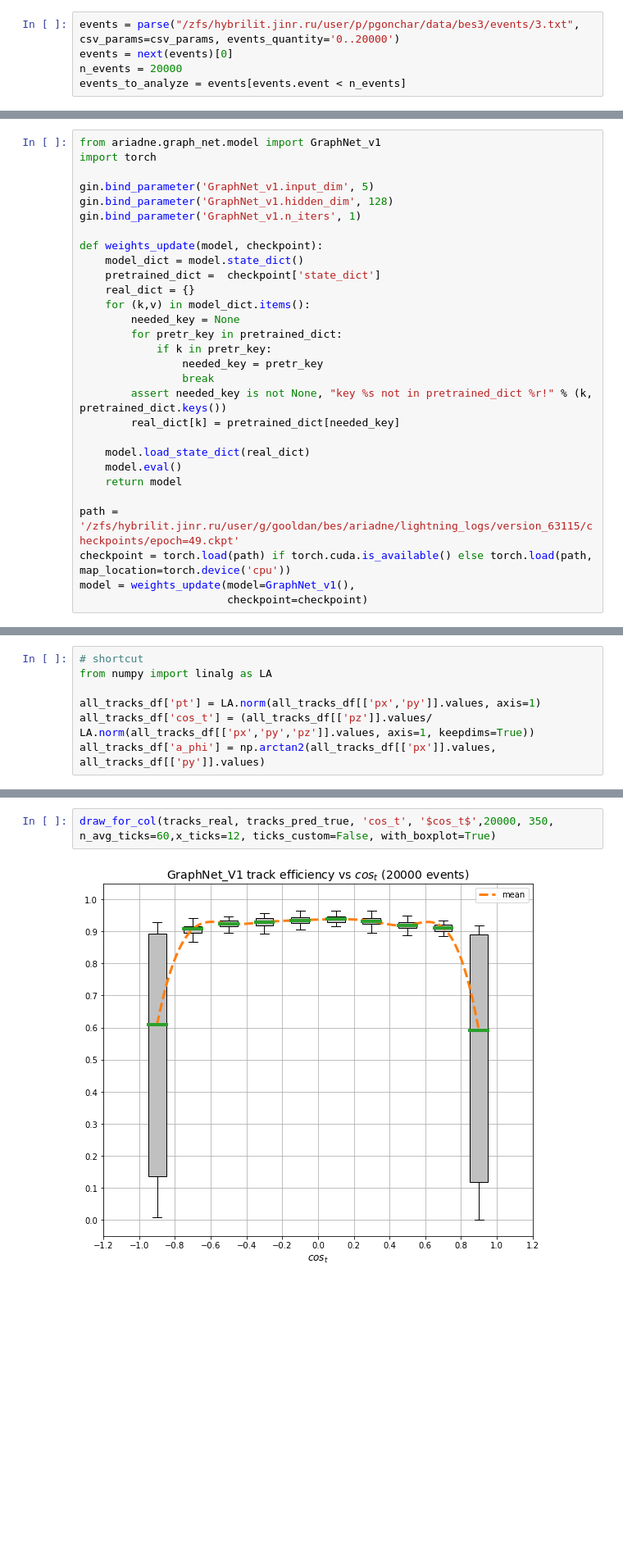
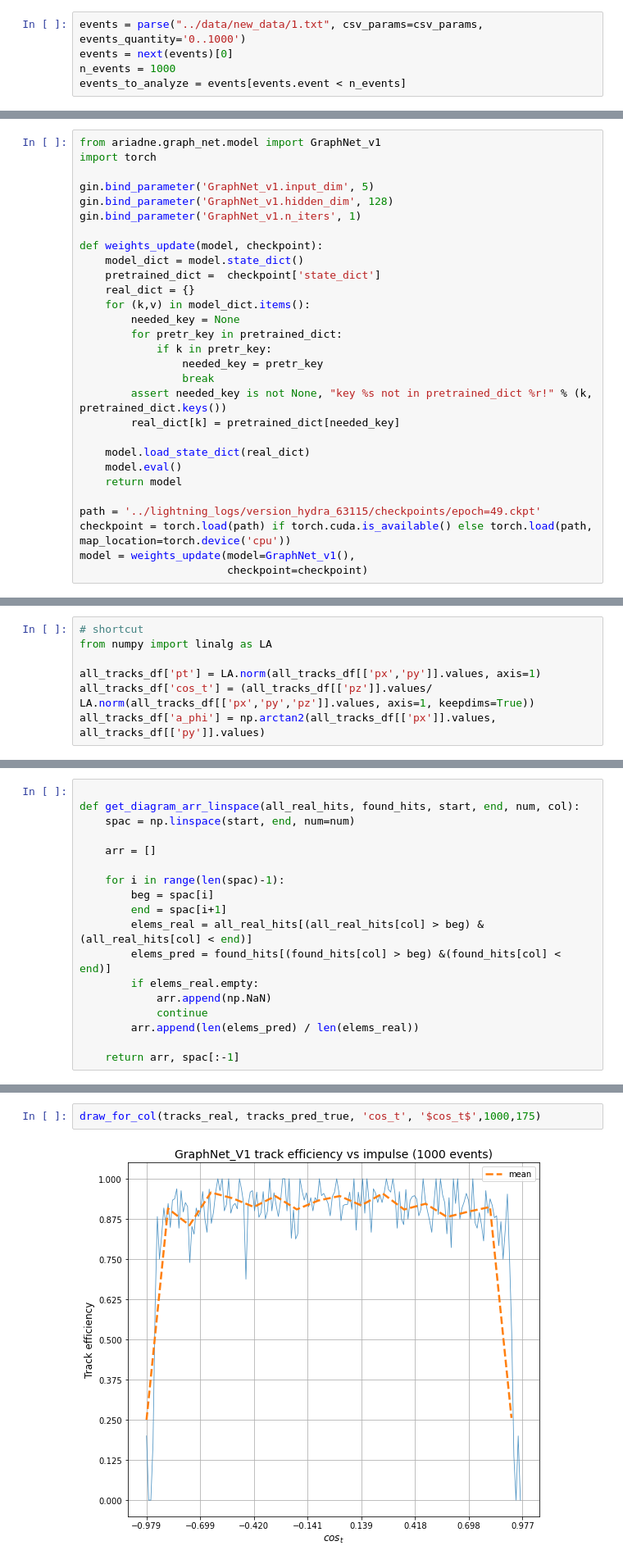
Before and after one commit to t3hseus/ariadne, a Jupyter notebook: notebooks/graph_train_evaluation.ipynb, the cells around one changed output, grey strips where cells are left out. Shown at 82% size. Drawn from its saved outputs; the diff is of its cells as text; blank space fills up the shorter version.

Commit message:
Changes in tracknet_v2 part

```diff
--- a/notebooks/graph_train_evaluation.ipynb
+++ b/notebooks/graph_train_evaluation.ipynb
@@ -43,9 +44,9 @@ stations_constraints = {
     2: {'x': [-166.6, 166.6], 'y': [-166.6, 166.6], 'z': [-423.5, 423.5]},
 }
 # %%
-events = parse("/zfs/hybrilit.jinr.ru/user/p/pgonchar/data/bes3/events/3.txt", csv_params=csv_params, events_quantity='0..20000')
+events = parse("../data/new_data/1.txt", csv_params=csv_params, events_quantity='0..1000')
 events = next(events)[0]
-n_events = 20000
+n_events = 1000
 events_to_analyze = events[events.event < n_events]
 # %%
 from collections import namedtuple
@@ -117,7 +118,7 @@ def weights_update(model, checkpoint):
     model.eval()
     return model
 
-path = '/zfs/hybrilit.jinr.ru/user/g/gooldan/bes/ariadne/lightning_logs/version_63115/checkpoints/epoch=49.ckpt'
+path = '../lightning_logs/version_hydra_63115/checkpoints/epoch=49.ckpt'
 checkpoint = torch.load(path) if torch.cuda.is_available() else torch.load(path, map_location=torch.device('cpu'))
 model = weights_update(model=GraphNet_v1(),
                        checkpoint=checkpoint)
@@ -500,0 +313,18 @@ def draw_for_col(tracks_real, tracks_pred_true,
+# %%
+
+def get_diagram_arr_linspace(all_real_hits, found_hits, start, end, num, col):
+    spac = np.linspace(start, end, num=num)
+
+    arr = []
+
+    for i in range(len(spac)-1):
+        beg = spac[i]
+        end = spac[i+1]
+        elems_real = all_real_hits[(all_real_hits[col] > beg) &(all_real_hits[col] < end)]
+        elems_pred = found_hits[(found_hits[col] > beg) &(found_hits[col] < end)]
+        if elems_real.empty:
+            arr.append(np.NaN)
+            continue
+        arr.append(len(elems_pred) / len(elems_real))
+
+    return arr, spac[:-1]
@@ -513,4 +394,4 @@ draw_for_col(tracks_real, tracks_pred_true, 'a_phi', '$a_\phi$',20000, 350, n_av
 # %%
-draw_for_col(tracks_real, tracks_pred_true, 'cos_t', '$cos_t$',20000, 350, n_avg_ticks=60,x_ticks=12, ticks_custom=False, with_boxplot=True)
+draw_for_col(tracks_real, tracks_pred_true, 'cos_t', '$cos_t$',1000,175)
 # %% [output]
-[figure, old version]
+[figure, new version]
```
Also changed, not shown: parts of 24 cells of this notebook, 38 other files.
